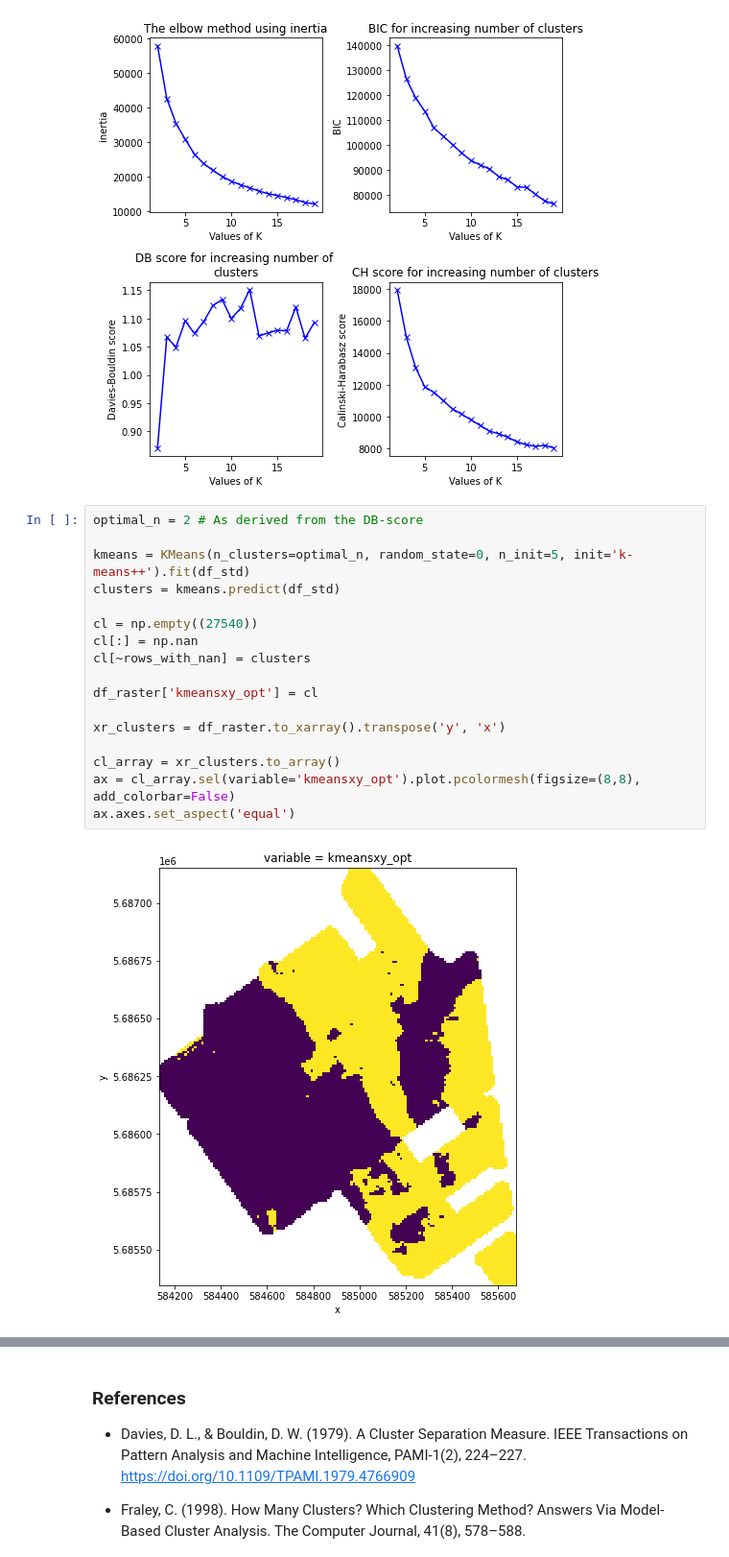
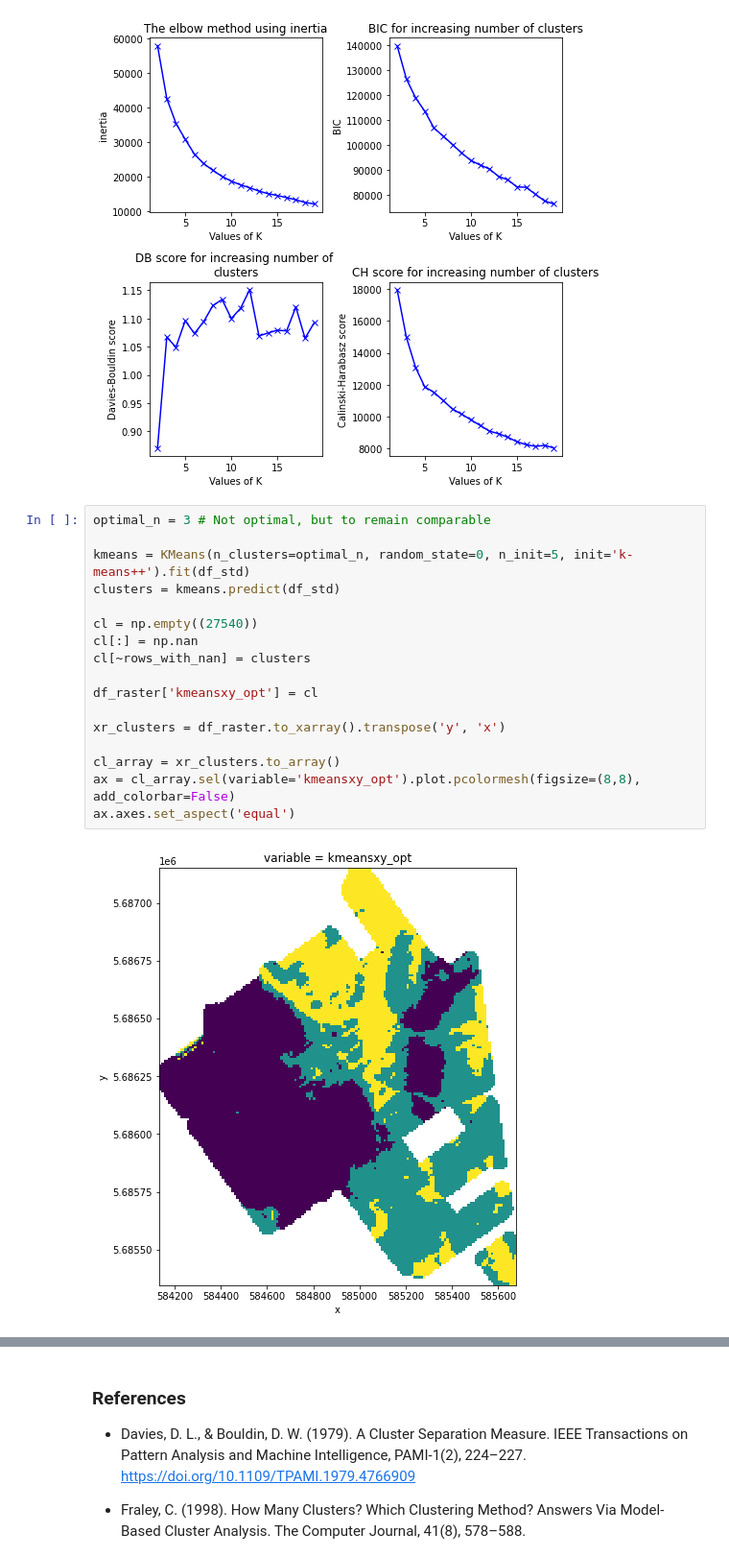
Before and after one commit to drdebivre/Thesis_EMIclass, a Jupyter notebook: 2.K_means.ipynb, the cells around one changed output, grey strips where cells are left out. Shown at 96% size. Saved outputs shown, nothing was run; the diff lists cells and outputs as text.

```diff
--- a/2.K_means.ipynb
+++ b/2.K_means.ipynb
@@ -318,21 +252,21 @@ plt.show()
 # %% [output]
 [figure]
 # %%
-optimal_n = 2 # As derived from the DB-score
+optimal_n = 3 # Not optimal, but to remain comparable
 
 kmeans = KMeans(n_clusters=optimal_n, random_state=0, n_init=5, init='k-means++').fit(df_std)
 clusters = kmeans.predict(df_std)
 
 cl = np.empty((27540))
 cl[:] = np.nan
 cl[~rows_with_nan] = clusters
 
 df_raster['kmeansxy_opt'] = cl
 
 xr_clusters = df_raster.to_xarray().transpose('y', 'x')
 
 cl_array = xr_clusters.to_array()
 ax = cl_array.sel(variable='kmeansxy_opt').plot.pcolormesh(figsize=(8,8), add_colorbar=False)
 ax.axes.set_aspect('equal')
 # %% [output]
-[figure, old version]
+[figure, new version]
```
Also changed, not shown: parts of 13 cells of this notebook.
